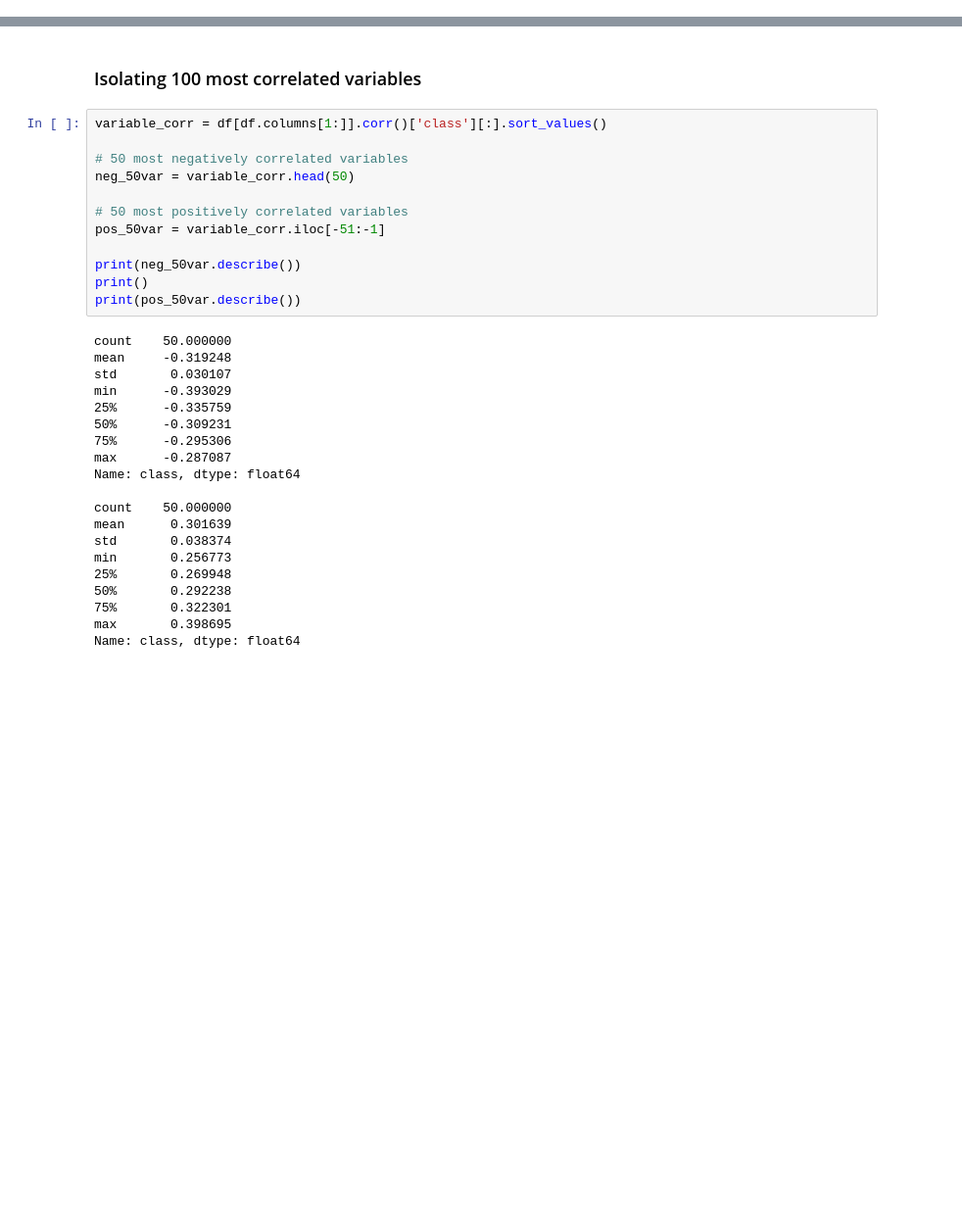
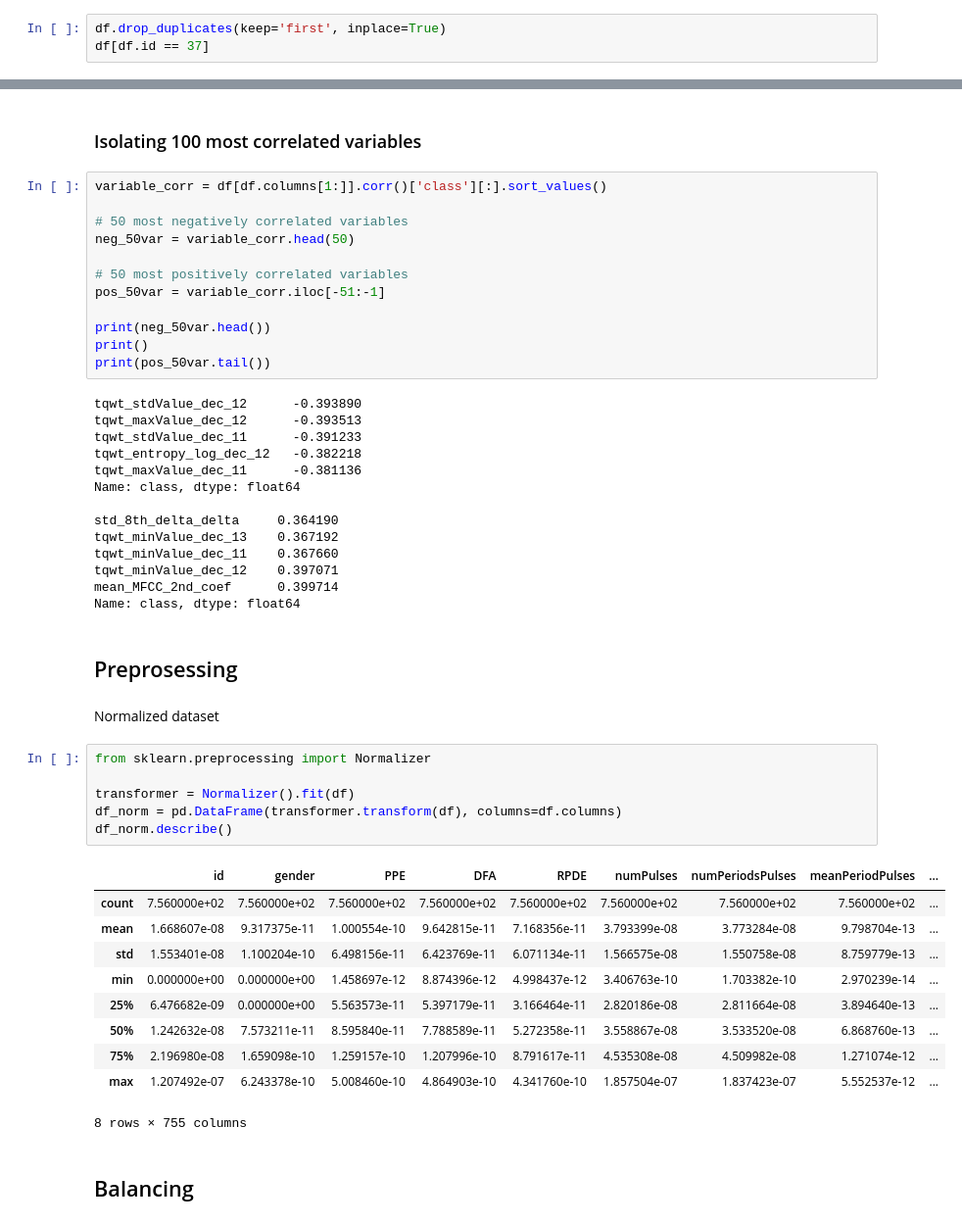
Before and after one commit to mskl/ist-mi-cdadosi7, a Jupyter notebook: project/joona_project.ipynb, the cells around one changed output, grey strips where cells are left out. Shown at 98% size. Saved outputs shown, nothing was run; the diff lists cells and outputs as text; blank space fills up the shorter version.

Commit message:
Worked on the project, data preparation

```diff
--- a/project/joona_project.ipynb
+++ b/project/joona_project.ipynb
@@ -81,0 +95,3 @@ df['class'].plot(kind='hist')
+# %%
+df.drop_duplicates(keep='first', inplace=True)
+df[df.id == 37]
@@ -103,26 +124,43 @@ neg_50var = variable_corr.head(50)
 # 50 most positively correlated variables
 pos_50var = variable_corr.iloc[-51:-1]
 
-print(neg_50var.describe())
+print(neg_50var.head())
 print()
-print(pos_50var.describe())
+print(pos_50var.tail())
 # %% [output]
-count    50.000000
-mean     -0.319248
-std       0.030107
-min      -0.393029
-25%      -0.335759
-50%      -0.309231
-75%      -0.295306
-max      -0.287087
+tqwt_stdValue_dec_12      -0.393890
+tqwt_maxValue_dec_12      -0.393513
+tqwt_stdValue_dec_11      -0.391233
+tqwt_entropy_log_dec_12   -0.382218
+tqwt_maxValue_dec_11      -0.381136
 Name: class, dtype: float64
 
-count    50.000000
-mean      0.301639
-std       0.038374
-min       0.256773
-25%       0.269948
-50%       0.292238
-75%       0.322301
-max       0.398695
+std_8th_delta_delta     0.364190
+tqwt_minValue_dec_13    0.367192
+tqwt_minValue_dec_11    0.367660
+tqwt_minValue_dec_12    0.397071
+mean_MFCC_2nd_coef      0.399714
 Name: class, dtype: float64
+# %% [markdown]
+## Preprosessing
+# %% [markdown]
+Normalized dataset
+# %%
+from sklearn.preprocessing import Normalizer
+
+transformer = Normalizer().fit(df)
+df_norm = pd.DataFrame(transformer.transform(df), columns=df.columns)
+df_norm.describe()
+# %% [output]
+|  | id | gender | PPE | DFA | RPDE | numPulses | numPeriodsPulses | meanPeriodPulses | ... |
+| count | 7.560000e+02 | 7.560000e+02 | 7.560000e+02 | 7.560000e+02 | 7.560000e+02 | 7.560000e+02 | 7.560000e+02 | 7.560000e+02 | ... |
+| mean | 1.668607e-08 | 9.317375e-11 | 1.000554e-10 | 9.642815e-11 | 7.168356e-11 | 3.793399e-08 | 3.773284e-08 | 9.798704e-13 | ... |
+| std | 1.553401e-08 | 1.100204e-10 | 6.498156e-11 | 6.423769e-11 | 6.071134e-11 | 1.566575e-08 | 1.550758e-08 | 8.759779e-13 | ... |
+| min | 0.000000e+00 | 0.000000e+00 | 1.458697e-12 | 8.874396e-12 | 4.998437e-12 | 3.406763e-10 | 1.703382e-10 | 2.970239e-14 | ... |
+| 25% | 6.476682e-09 | 0.000000e+00 | 5.563573e-11 | 5.397179e-11 | 3.166464e-11 | 2.820186e-08 | 2.811664e-08 | 3.894640e-13 | ... |
+| 50% | 1.242632e-08 | 7.573211e-11 | 8.595840e-11 | 7.788589e-11 | 5.272358e-11 | 3.558867e-08 | 3.533520e-08 | 6.868760e-13 | ... |
+| 75% | 2.196980e-08 | 1.659098e-10 | 1.259157e-10 | 1.207996e-10 | 8.791617e-11 | 4.535308e-08 | 4.509982e-08 | 1.271074e-12 | ... |
+| max | 1.207492e-07 | 6.243378e-10 | 5.008460e-10 | 4.864903e-10 | 4.341760e-10 | 1.857504e-07 | 1.837423e-07 | 5.552537e-12 | ... |
+8 rows × 755 columns
+# %% [markdown]
+## Balancing
```
Also changed, not shown: parts of 6 cells of this notebook.
